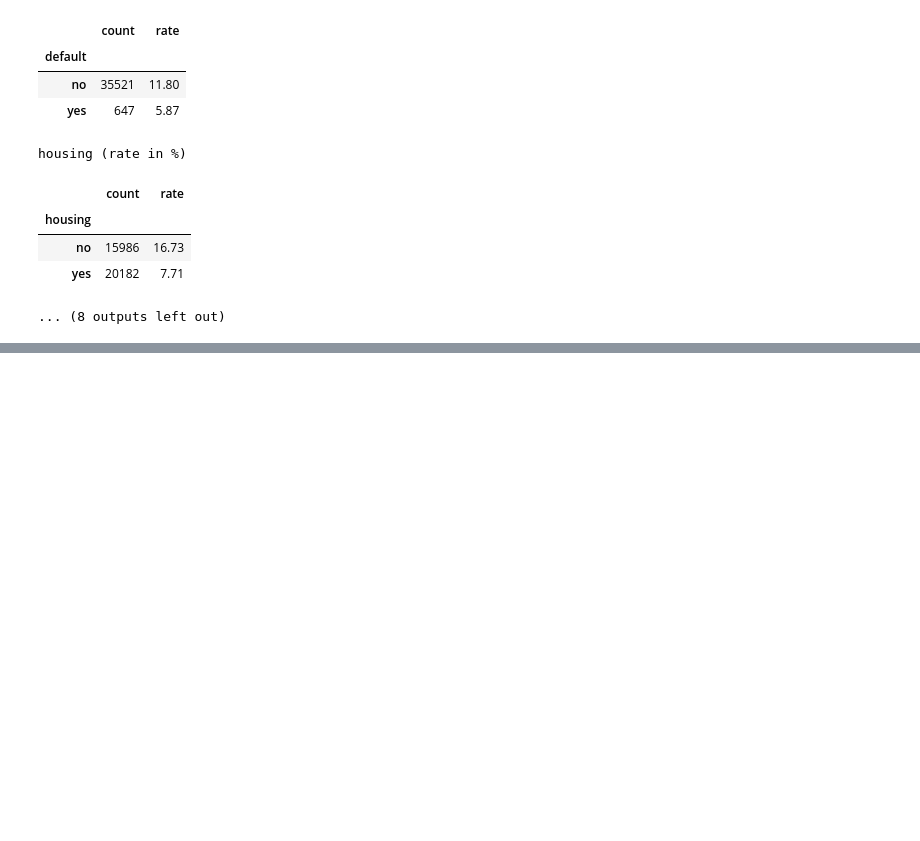
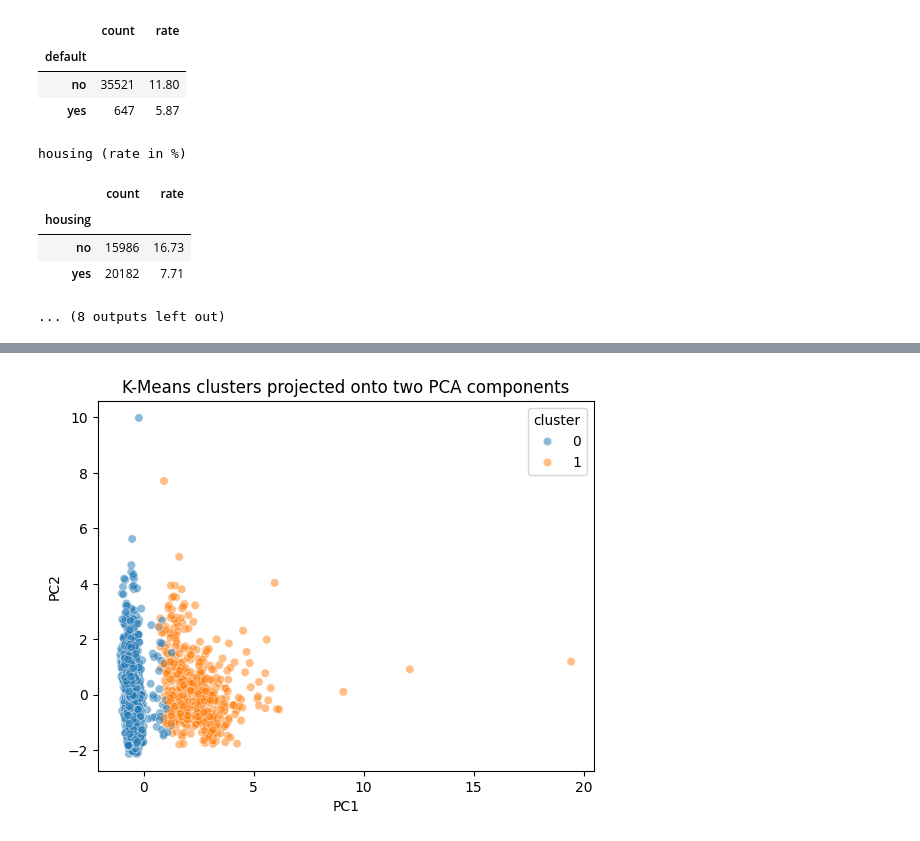
Before and after one commit to JMazatIMT/Auto-Learning-Project, a Jupyter notebook: bank_marketing.ipynb, the cells around one changed output, grey strips where cells are left out. Saved outputs shown, nothing was run; the diff lists cells and outputs as text; code cells hidden in the pictures; blank space fills up the shorter version.

```diff
--- a/bank_marketing.ipynb
+++ b/bank_marketing.ipynb
@@ -265,0 +293,6 @@ Overall, no pair of numerical features is strongly correlated. Weak or moderate
+# %%
+pca = PCA(n_components=2)
+projection = pd.DataFrame(pca.fit_transform(X_unsup_prepared),
+                          columns=["PC1", "PC2"], index=df_train.index)
+print("Explained variance (%):", (100 * pca.explained_variance_ratio_).round(1))
+print("Total explained variance (%):", round(100 * pca.explained_variance_ratio_.sum(), 1))
@@ -265,0 +323,9 @@ Overall, no pair of numerical features is strongly correlated. Weak or moderate
+# %%
+kmeans = KMeans(n_clusters=best_k, n_init=10, random_state=42)
+projection["cluster"] = kmeans.fit_predict(X_unsup_prepared)
+sns.scatterplot(data=projection.sample(3000, random_state=42),
+                x="PC1", y="PC2", hue="cluster", palette="tab10", alpha=0.5)
+plt.title("K-Means clusters projected onto two PCA components")
+plt.show()
+# %% [output]
+[figure, added]
```
Also changed, not shown: parts of 14 cells of this notebook.
